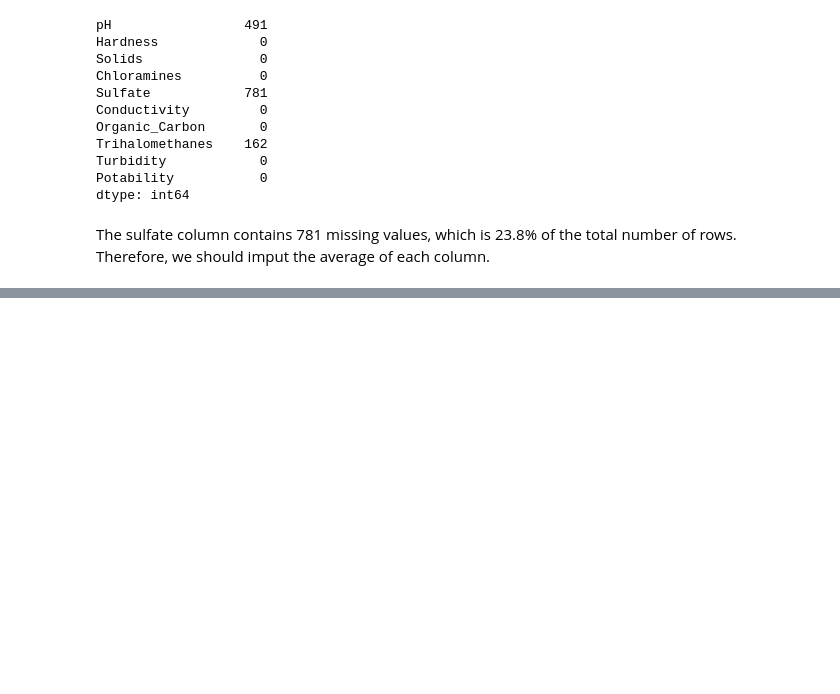
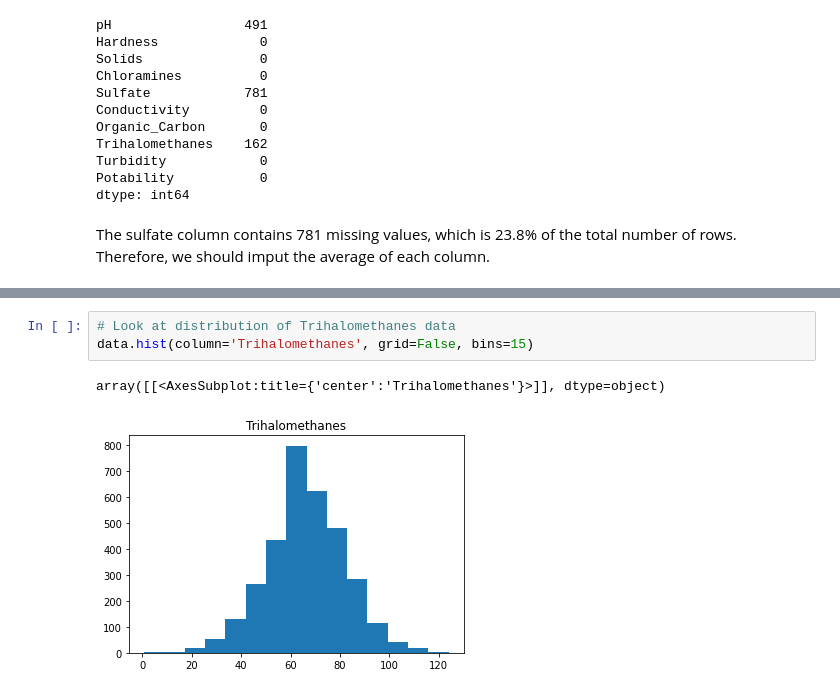
Before and after one commit to thomaspeavler/Water-Potability-Classifier, a Jupyter notebook: water-classifier.ipynb, the cells around one changed output, grey strips where cells are left out. Drawn from its saved outputs; the diff is of its cells as text; blank space fills up the shorter version.

```diff
--- a/water-classifier.ipynb
+++ b/water-classifier.ipynb
@@ -129,0 +144,6 @@ data.head()
+# %%
+# Look at distribution of Trihalomethanes data
+data.hist(column='Trihalomethanes', grid=False, bins=15)
+# %% [output]
+array([[<AxesSubplot:title={'center':'Trihalomethanes'}>]], dtype=object)
+[figure, added]
```
Also changed, not shown: parts of 5 cells of this notebook.
